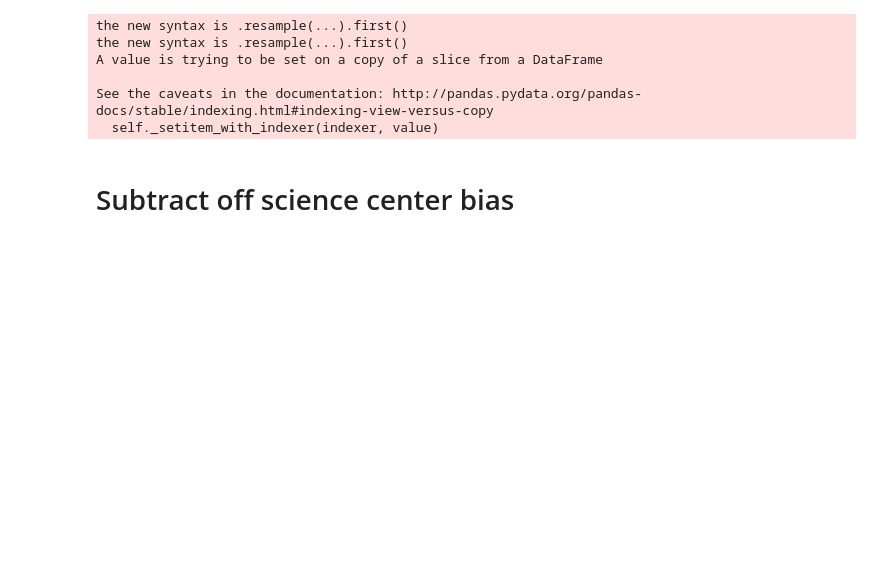
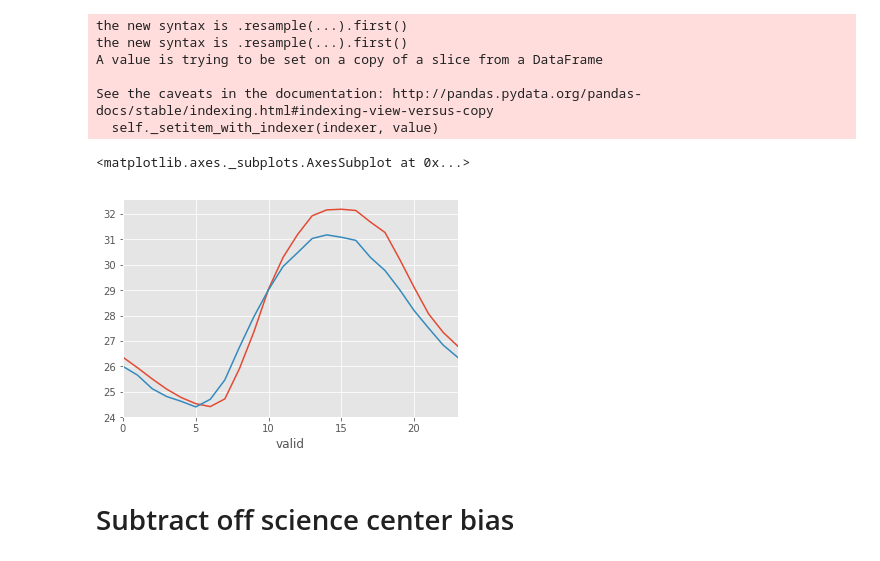
Before and after one commit to gottscott/finalthesischapter, a Jupyter notebook: CharacteristicsBaltimoreUHI.ipynb, the cells around one changed output. Cells and saved outputs as stored; diff of their text form; code cells hidden in the pictures; blank space fills up the shorter version.

```diff
--- a/CharacteristicsBaltimoreUHI.ipynb
+++ b/CharacteristicsBaltimoreUHI.ipynb
@@ -116,5 +123,11 @@ A value is trying to be set on a copy of a slice from a DataFrame
 
 See the caveats in the documentation: http://pandas.pydata.org/pandas-docs/stable/indexing.html#indexing-view-versus-copy
   self._setitem_with_indexer(indexer, value)
+# %%
+tempDF['2016-07-01':'2016-08-31'][97].groupby(tempDF['2016-07-01':'2016-08-31'].index.hour).mean().plot()
+obs['2016-07-01':'2016-08-31']['urban'].groupby(obs['2016-07-01':'2016-08-31'].index.hour).mean().plot(label = 'ASOS')
+# %% [output]
+<matplotlib.axes._subplots.AxesSubplot at 0x...>
+[figure, added]
 # %% [markdown]
 # Subtract off science center bias
```
Also changed, not shown: parts of 26 cells of this notebook.
